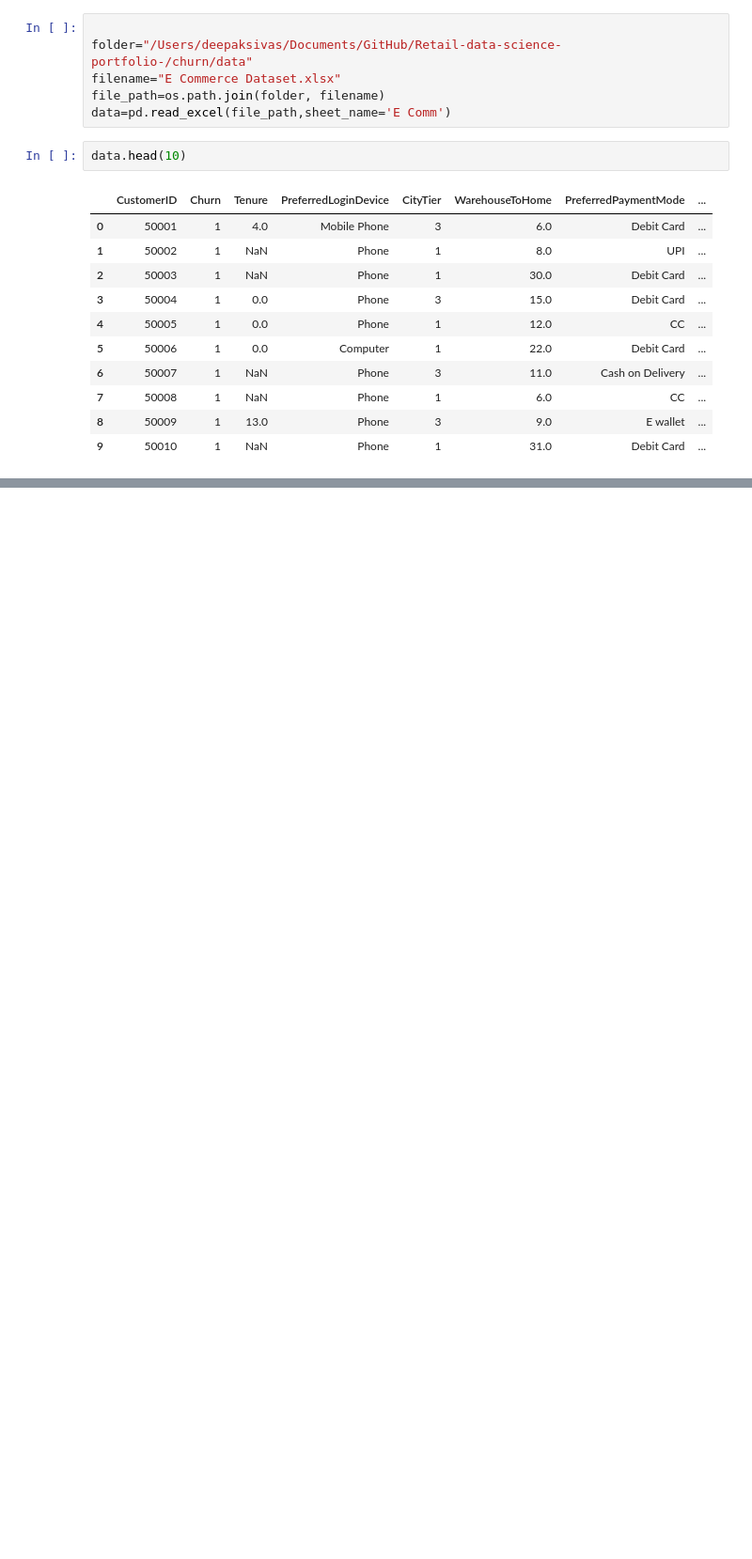
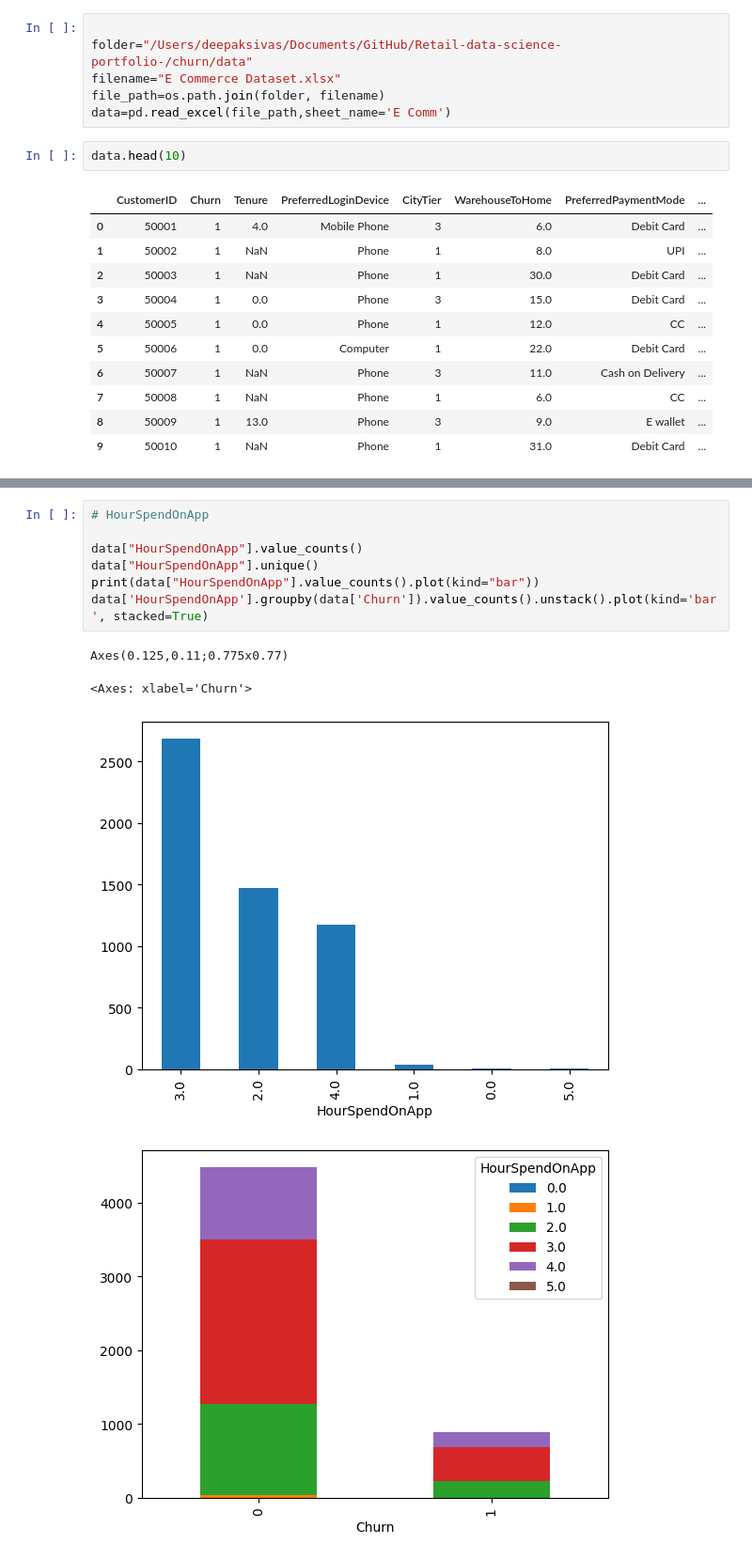
Before and after one commit to alaka-deepak/Retail-data-science-portfolio-, a Jupyter notebook: churn/Notebook/Churn_prediction.ipynb, the cells around one changed output, grey strips where cells are left out. Shown at 94% size. Drawn from its saved outputs; the diff is of its cells as text; blank space fills up the shorter version.

```diff
--- a/churn/Notebook/Churn_prediction.ipynb
+++ b/churn/Notebook/Churn_prediction.ipynb
@@ -48,0 +225,12 @@ data.head(10)
+# %%
+# HourSpendOnApp
+
+data["HourSpendOnApp"].value_counts()
+data["HourSpendOnApp"].unique()
+print(data["HourSpendOnApp"].value_counts().plot(kind="bar"))
+data['HourSpendOnApp'].groupby(data['Churn']).value_counts().unstack().plot(kind='bar', stacked=True)
+# %% [output]
+Axes(0.125,0.11;0.775x0.77)
+<Axes: xlabel='Churn'>
+[figure, added]
+[figure, added]
```
Also changed, not shown: parts of 43 cells of this notebook.
